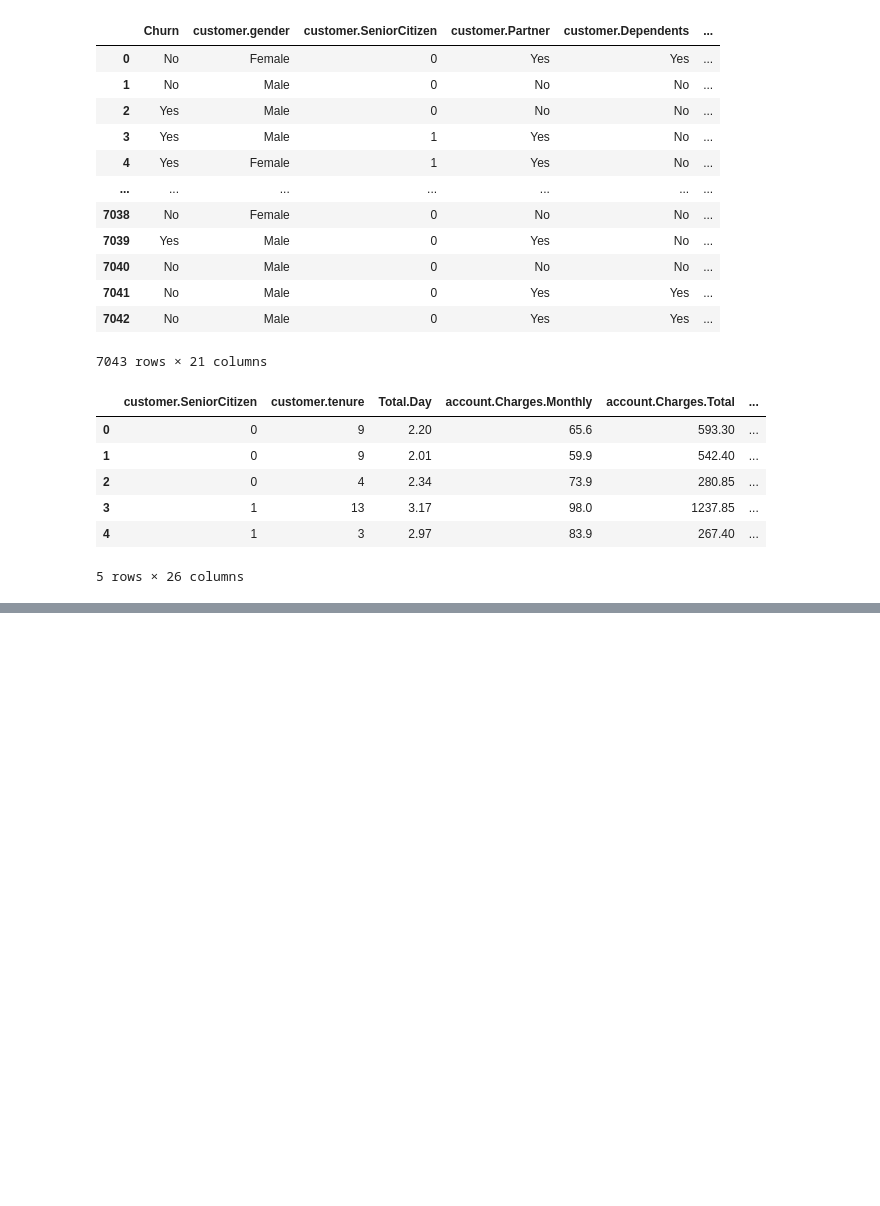
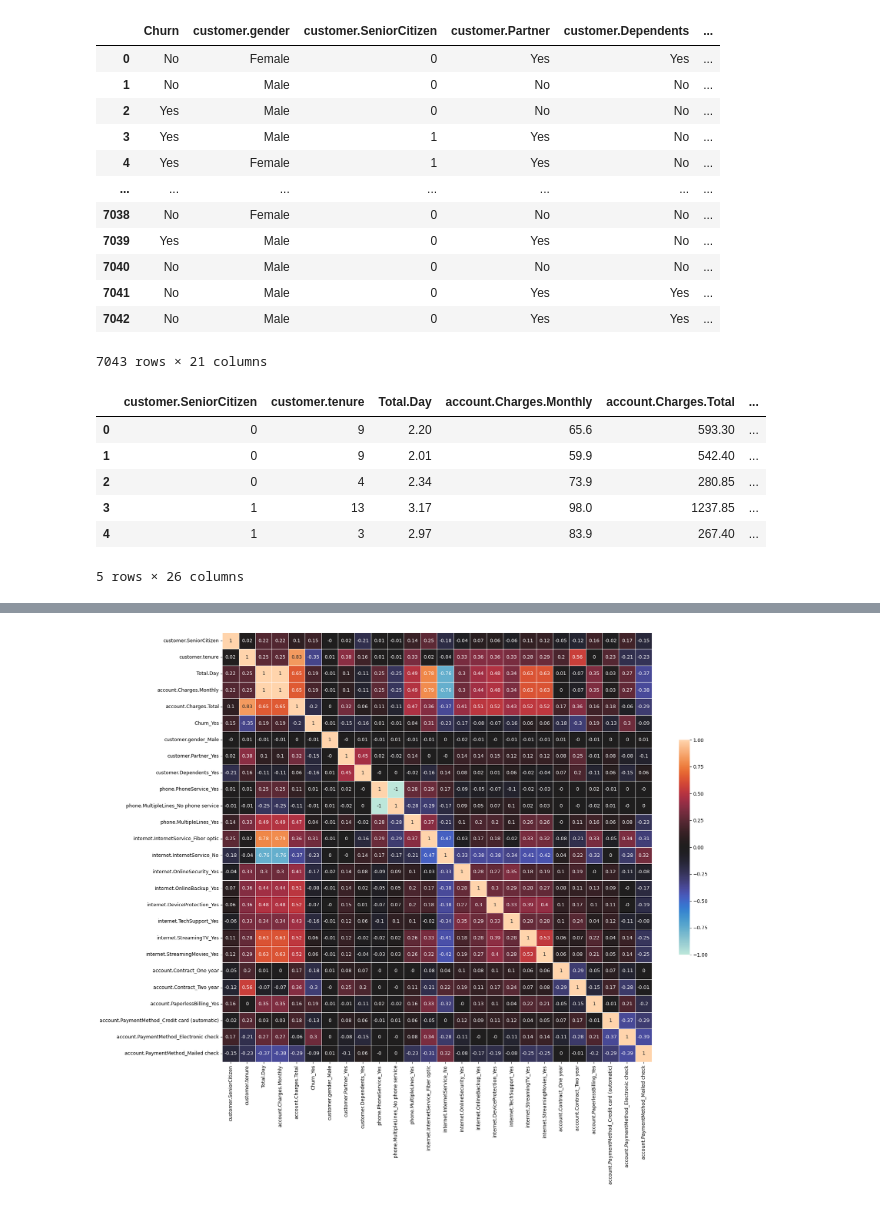
Before and after one commit to Gabriel-muni/Telecom_X_parte2, a Jupyter notebook: Telecom_X_parte2.ipynb, the cells around one changed output, grey strips where cells are left out. Cells and saved outputs as stored; diff of their text form; code cells hidden in the pictures; blank space fills up the shorter version.

```diff
--- a/Telecom_X_parte2.ipynb
+++ b/Telecom_X_parte2.ipynb
@@ -90,0 +133,2 @@ df_encoded.head() #deja en 26 las columnas
+# %%
+df_encoded = df_encoded.dropna(subset=["Total.Day", "account.Charges.Total"]) # uso el dropna para eliminar los nulos
@@ -90,0 +156,15 @@ df_encoded.head() #deja en 26 las columnas
+# %%
+#correlacion
+corr = df_encoded.corr()
+# %%
+#mapa de calor para las correlaciones
+import numpy as np
+import matplotlib.pyplot as plt
+import seaborn as sns
+
+fig, ax = plt.subplots(figsize=(20, 16))
+ax = sns.heatmap(np.round(corr, 2), vmax=1, vmin=-1, center=0,
+                 square=True, linewidths=.5, annot=True, cbar_kws={"shrink": .5})
+plt.show()
+# %% [output]
+[figure, added]
```
Also changed, not shown: parts of 11 cells of this notebook.
